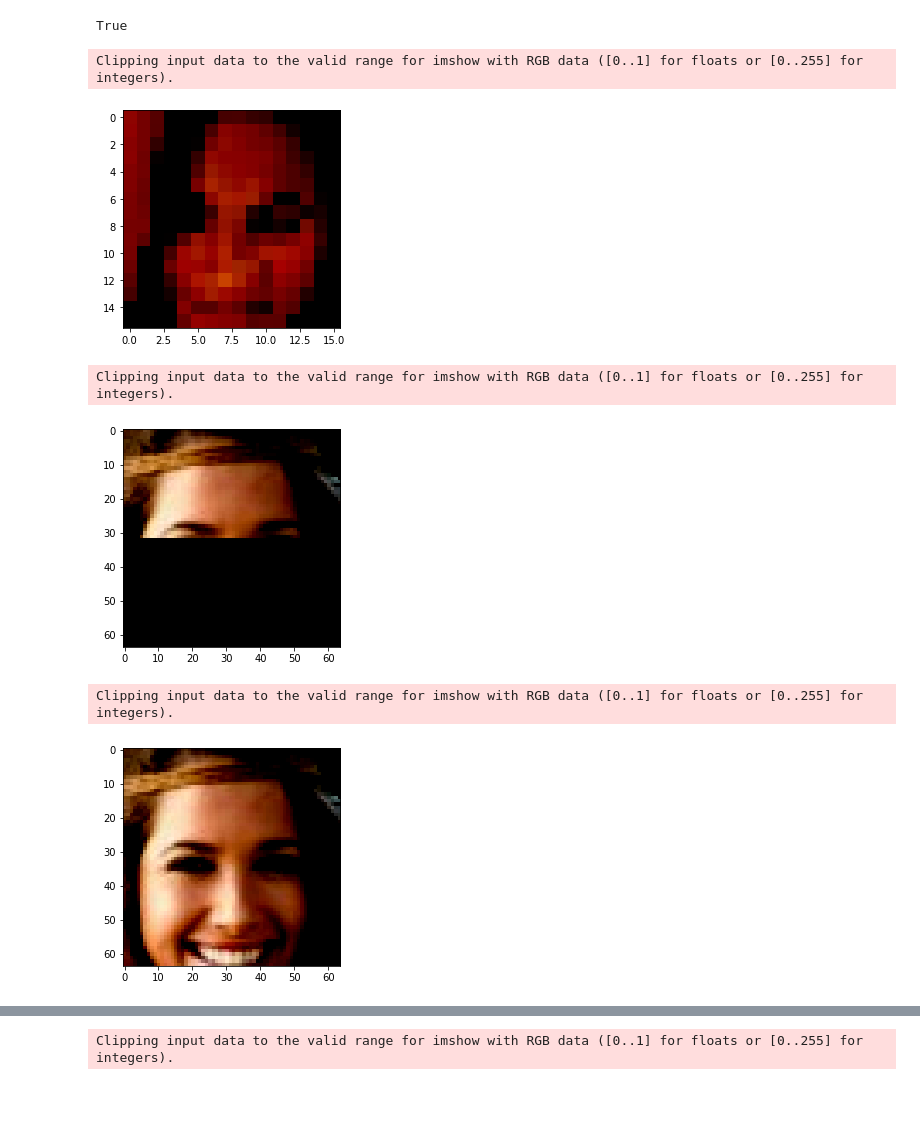
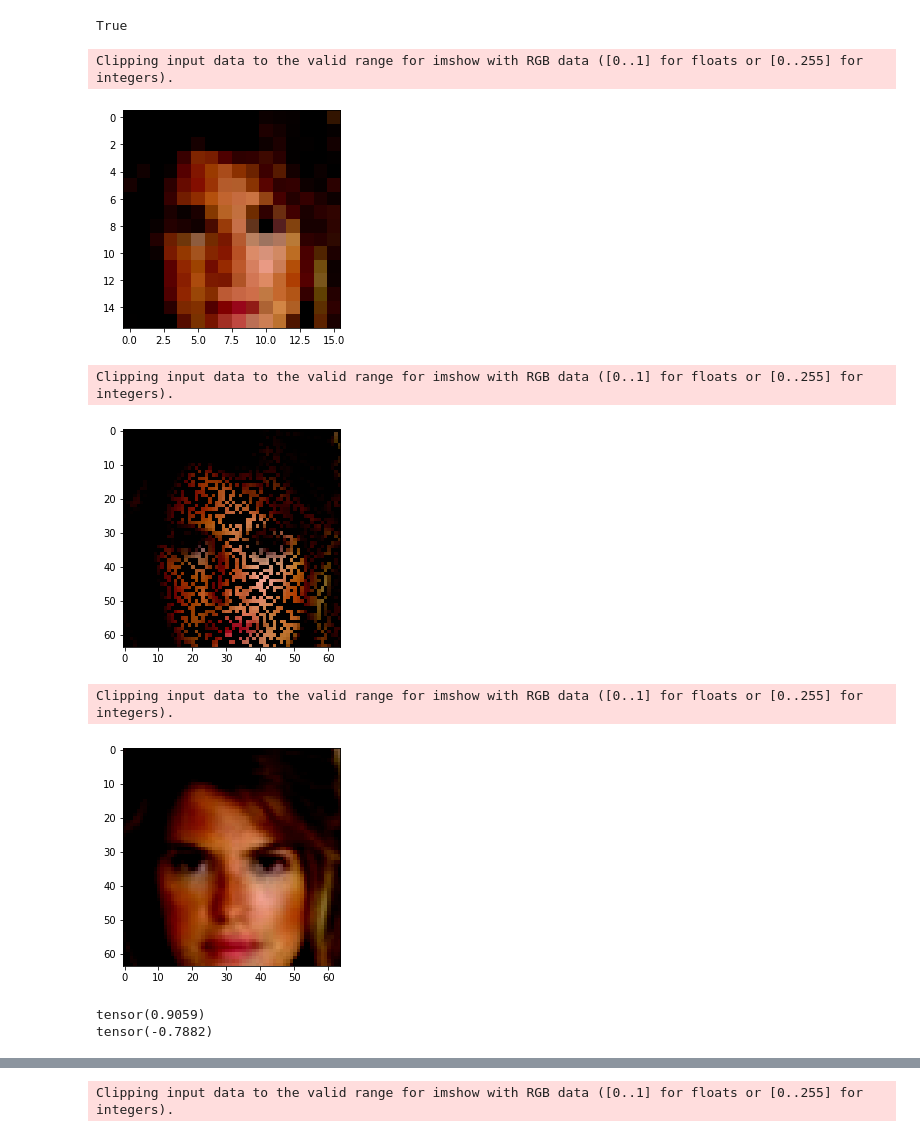
Before and after one commit to TomislavZupanovic/Data-Reconstruction, a Jupyter notebook: notebooks/ImageMask.ipynb, the cells around one changed output, grey strips where cells are left out. Cells and saved outputs as stored; diff of their text form; code cells hidden in the pictures; blank space fills up the shorter version.

```diff
--- a/notebooks/ImageMask.ipynb
+++ b/notebooks/ImageMask.ipynb
@@ -59,17 +60,23 @@ real_img = data[0]
 masked_img, real_part, mask = mask_images(data, 'half random')
 resized_img = resize_images(real_img)
 # %%
-plt.imshow(resized_img[0].permute(1, 2, 0));
+plt.imshow(resized_img[3].permute(1, 2, 0));
 # %% [output]
 Clipping input data to the valid range for imshow with RGB data ([0..1] for floats or [0..255] for integers).
-[figure, old version]
+[figure, new version]
 # %%
-plt.imshow(real_part[1].permute(1, 2, 0));
+plt.imshow(masked_img[3].permute(1, 2, 0));
 # %% [output]
 Clipping input data to the valid range for imshow with RGB data ([0..1] for floats or [0..255] for integers).
-[figure, old version]
+[figure, new version]
 # %%
-plt.imshow(real_img[1].permute(1, 2, 0));
+plt.imshow(real_img[3].permute(1, 2, 0));
 # %% [output]
 Clipping input data to the valid range for imshow with RGB data ([0..1] for floats or [0..255] for integers).
-[figure, old version]
+[figure, new version]
+# %%
+print(real_img[1].max())
+print(real_img[1].min())
+# %% [output]
+tensor(0.9059)
+tensor(-0.7882)
```
Also changed, not shown: parts of 17 cells of this notebook, 4 other files.
